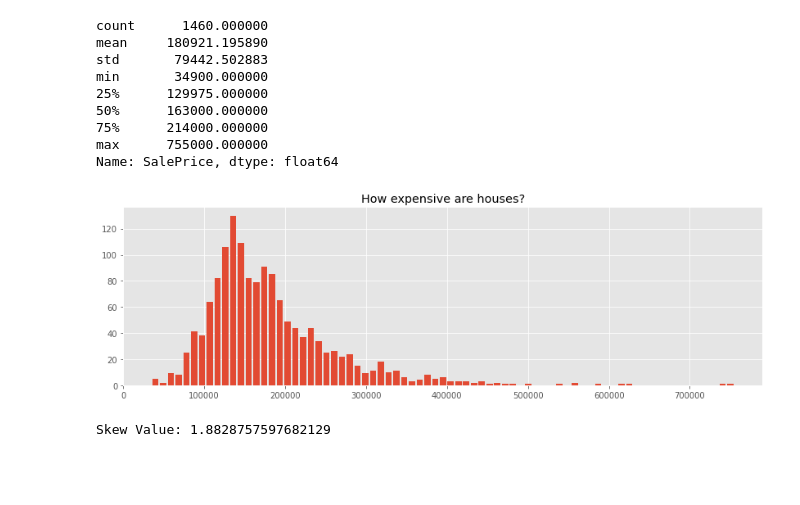
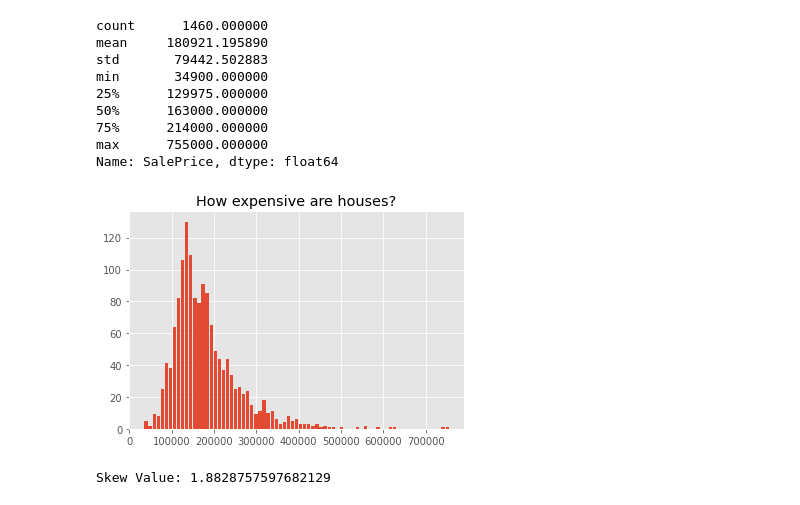
Before and after one commit to JoeyLukes/AmesHousingIA650, a Jupyter notebook: First Draft/eda.ipynb, the cells around one changed output. Cells and saved outputs as stored; diff of their text form; code cells hidden in the pictures; blank space fills up the shorter version.

```diff
--- a/First Draft/eda.ipynb
+++ b/First Draft/eda.ipynb
@@ -44,11 +44,11 @@ min       34900.000000
 max      755000.000000
 Name: SalePrice, dtype: float64
 # %%
-train.SalePrice.hist(bins=75, rwidth=.8, figsize=(14,4))
+train.SalePrice.hist(bins=75, rwidth=.8, figsize=(6,4))
 plt.title('How expensive are houses?')
 plt.show()
 # %% [output]
-[figure, old version]
+[figure, new version]
 # %%
 ## Distribution of the y variable appears very right-skewed. We will possibly have to transform it in some way. Here is a boxplot and calculation of skewness value.
 
```
Also changed, not shown: 12 other files.
